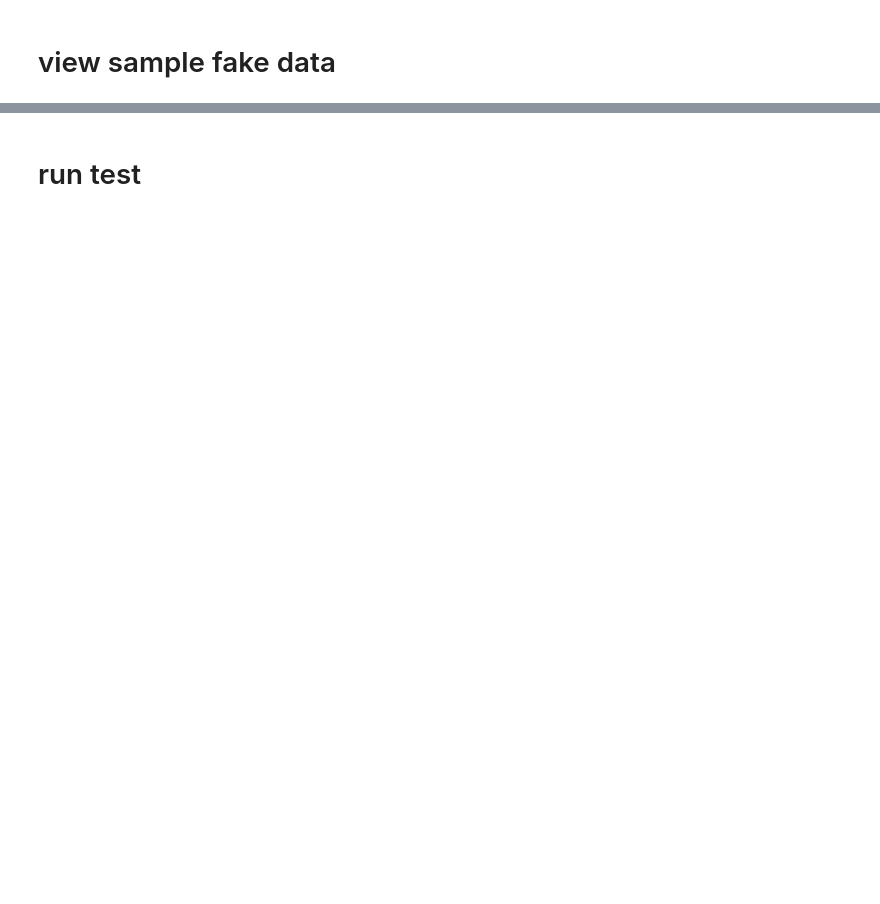
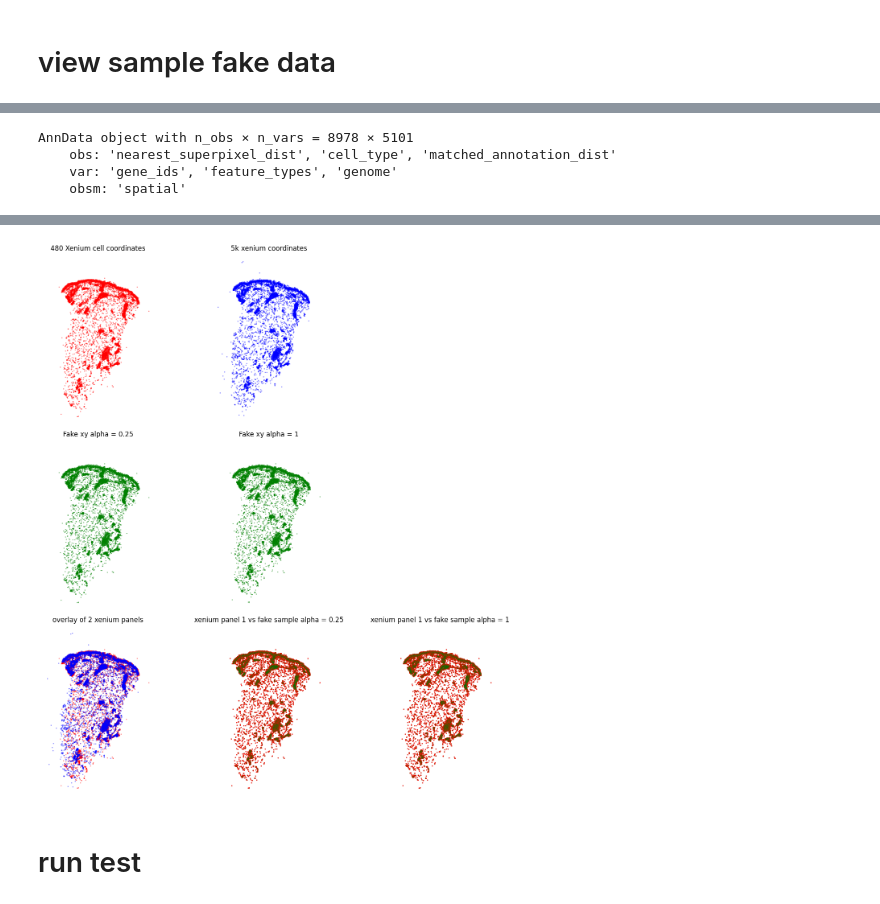
Before and after one commit to yoshiakiyam/HINGE-Histology-and-gene-guided-cell-matching-ensemble, a Jupyter notebook: 3_synthetic_data_evaluation.ipynb, the cells around one changed output, grey strips where cells are left out. Drawn from its saved outputs; the diff is of its cells as text; code cells hidden in the pictures; blank space fills up the shorter version.

```diff
--- a/3_synthetic_data_evaluation.ipynb
+++ b/3_synthetic_data_evaluation.ipynb
@@ -42,7 +42,7 @@ data_dict
 # %%
 #select which sample to use for the mapping
 
-uni_480_list = data_dict['HE_panel1'][0:1]  # only the first sample for demonstration
-uni_5k_list = data_dict['HE_panel2'][0:1]  # only the first sample for demonstration
-rna_480_list = [data_dict['RNA_panel1']['s1']]  # only the first sample for demonstration
-rna_5k_list = [data_dict['RNA_panel2']['s7']]  # only the first sample for demonstration
+uni_480_list = [data_dict['HE_panel1'][1]]  # only the first sample for demonstration
+uni_5k_list = [data_dict['HE_panel2'][1]]  # only the first sample for demonstration
+rna_480_list = [data_dict['RNA_panel1']['s2']]  # only the first sample for demonstration
+rna_5k_list = [data_dict['RNA_panel2']['s8']]  # only the first sample for demonstration
@@ -82,7 +88,7 @@ Panel 1 expr (6989, 128), Panel 2 expr (6989, 128)
 # %%
-adata_panel1          = data_dict['RNA_panel1']['s1'],
-uni_panel1_normed     = uni_480_normalized_list[0],
-adata_panel2          =    data_dict['RNA_panel2']['s7'],
-uni_panel2_normed     = uni_5k_normalized_list[0],
+adata_panel1          = rna_480_list[0]
+uni_panel1_normed     = uni_480_normalized_list[0]
+adata_panel2          = rna_5k_list[0]
+uni_panel2_normed     = uni_5k_normalized_list[0]
 # %% [markdown]
 # view sample fake data
@@ -116,6 +101,42 @@ fakes = create_synthetic_replicates(
+# %%
+adata_panel1
+# %% [output]
+AnnData object with n_obs × n_vars = 8978 × 5101
+    obs: 'nearest_superpixel_dist', 'cell_type', 'matched_annotation_dist'
+    var: 'gene_ids', 'feature_types', 'genome'
+    obsm: 'spatial'
 # %%
+from HINGE.evaluation import compute_population_diff_stats, create_synthetic_replicates
 
-fig, axes = plt.subplots(2, 2, figsize=(14, 14), sharex=True, sharey=True)
+stats = compute_population_diff_stats(
+        adata_panel1   = adata_panel1,
+        uni_panel1_normed     = uni_panel1_normed,
+        adata_panel2   = adata_panel2,
+        uni_panel2_normed     = uni_panel2_normed,
+        overlap_genes  = overlap_genes,
+        spatial_key_p1 =  "spatial",
+        spatial_key_p2 = "spatial_registered",
+    )
+
+    # Step 2: replicates
+fakes = create_synthetic_replicates(
+        adata_panel1      = adata_panel1,
+        uni_panel1_normed = uni_panel1_normed,
+        stats             = stats,
+        alpha_list        = [0.25,1],
+        n_seeds_per_alpha = 1,
+        noise_scale       = 1.0,
+        spatial_key       =  "spatial",
+        RECENTER          = False,
+        xy_method="global_shift",
+        xy_k=20,
+        xy_local_noise_weight=0.25,
+)
+
+
+
+
+fig, axes = plt.subplots(3, 3, figsize=(14, 14), sharex=True, sharey=True)
 s=1
 # 1. Xenium 480 coordinates
 axes[0, 0].scatter(adata_panel1.obsm['spatial'][:, 0], adata_panel1.obsm['spatial'][:, 1], s=s, c="red", alpha=0.4)
@@ -123,7 +144,7 @@ axes[0, 0].set_title(f"480 Xenium cell coordinates")
 
 # 2. Xenium 5k transformed coordinates
 axes[0, 1].scatter(adata_panel2.obsm['spatial_registered'][:, 0], adata_panel2.obsm['spatial_registered'][:, 1], s=s, c="blue", alpha=0.4)
-axes[0, 1].set_title(f"UNI superpixel coordinates (n={len(uni_xy)})")
+axes[0, 1].set_title(f"5k xenium coordinates")
 
 
 fake_xy = fakes[0]["xy"]
@@ -133,12 +154,32 @@ axes[1, 0].scatter(fake_xy[:, 0], fake_xy[:, 1], s=s, c="green", alpha=0.4)
 axes[1, 0].set_title(f"Fake xy alpha = 0.25")
 
 
+axes[2, 1].scatter(adata_panel1.obsm['spatial'][:, 0], adata_panel1.obsm['spatial'][:, 1], s=s, c="red", alpha=1)
+axes[2, 1].scatter(fake_xy[:, 0], fake_xy[:, 1], s=s, c="green", alpha=0.1)
+axes[2, 1].set_title(f"xenium panel 1 vs fake sample alpha = 0.25")
+
+
+
+
+# 4. fake
+
 fake_xy = fakes[1]["xy"]
-# 4. fake
+
+
 axes[1, 1].scatter(fake_xy[:, 0], fake_xy[:, 1], s=s, c="green", alpha=0.4)
 axes[1, 1].set_title(f"Fake xy alpha = 1")
 
 
+#5. overlay
+axes[2, 0].scatter(adata_panel1.obsm['spatial'][:, 0], adata_panel1.obsm['spatial'][:, 1], s=s, c="red", alpha=0.4)
+axes[2, 0].scatter(adata_panel2.obsm['spatial_registered'][:, 0], adata_panel2.obsm['spatial_registered'][:, 1], s=s, c="blue", alpha=0.4)
+axes[2, 0].set_title(f"overlay of 2 xenium panels")
+
+
+
+axes[2, 2].scatter(adata_panel1.obsm['spatial'][:, 0], adata_panel1.obsm['spatial'][:, 1], s=s, c="red", alpha=1)
+axes[2, 2].scatter(fake_xy[:, 0], fake_xy[:, 1], s=s, c="green", alpha=0.1)
+axes[2, 2].set_title(f"xenium panel 1 vs fake sample alpha = 1")
 
 for ax in axes.ravel():
     ax.set_aspect("equal")
@@ -149,3 +190,4 @@ for ax in axes.ravel():
 plt.tight_layout()
 
 plt.show()
+# %% [output]
@@ -152,3 +211,4 @@ plt.show()
+[figure, added]
 # %% [markdown]
 # run test
 # %%
```
Also changed, not shown: parts of 7 cells of this notebook.
